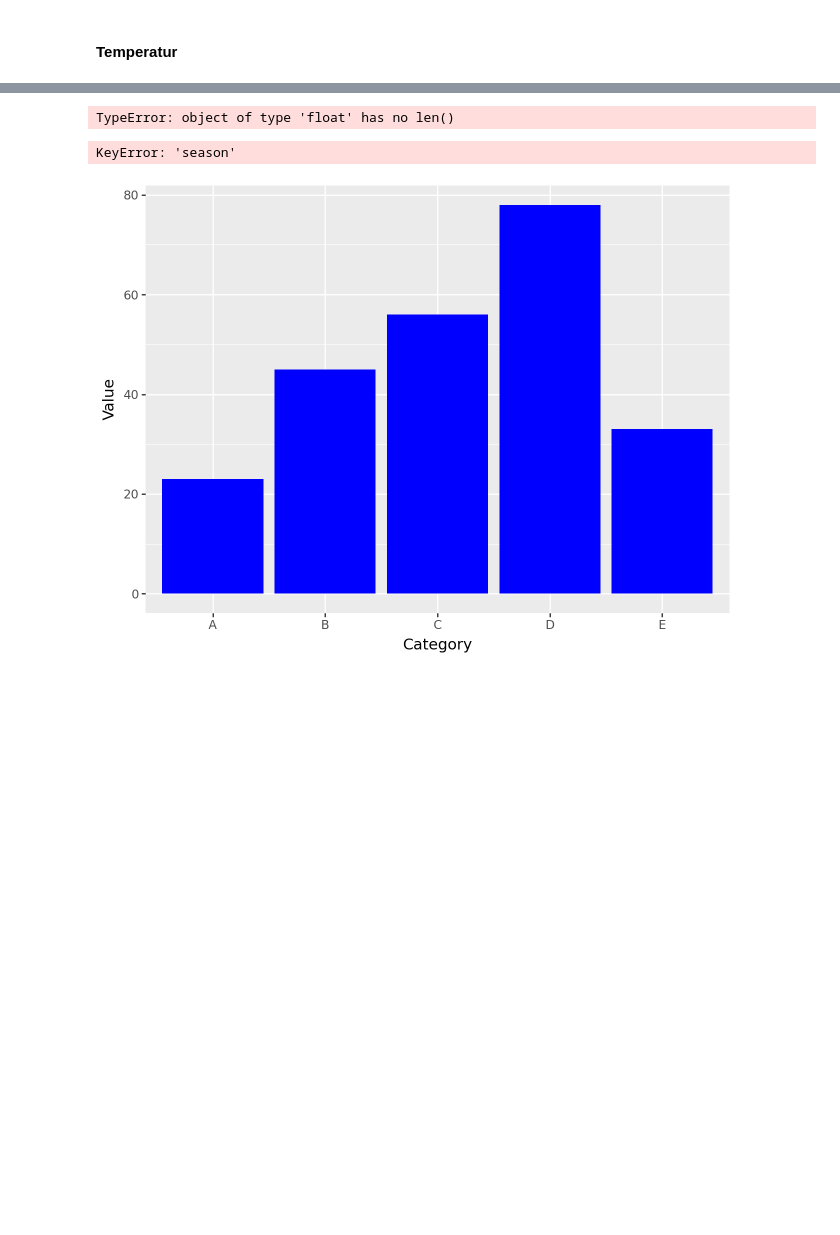
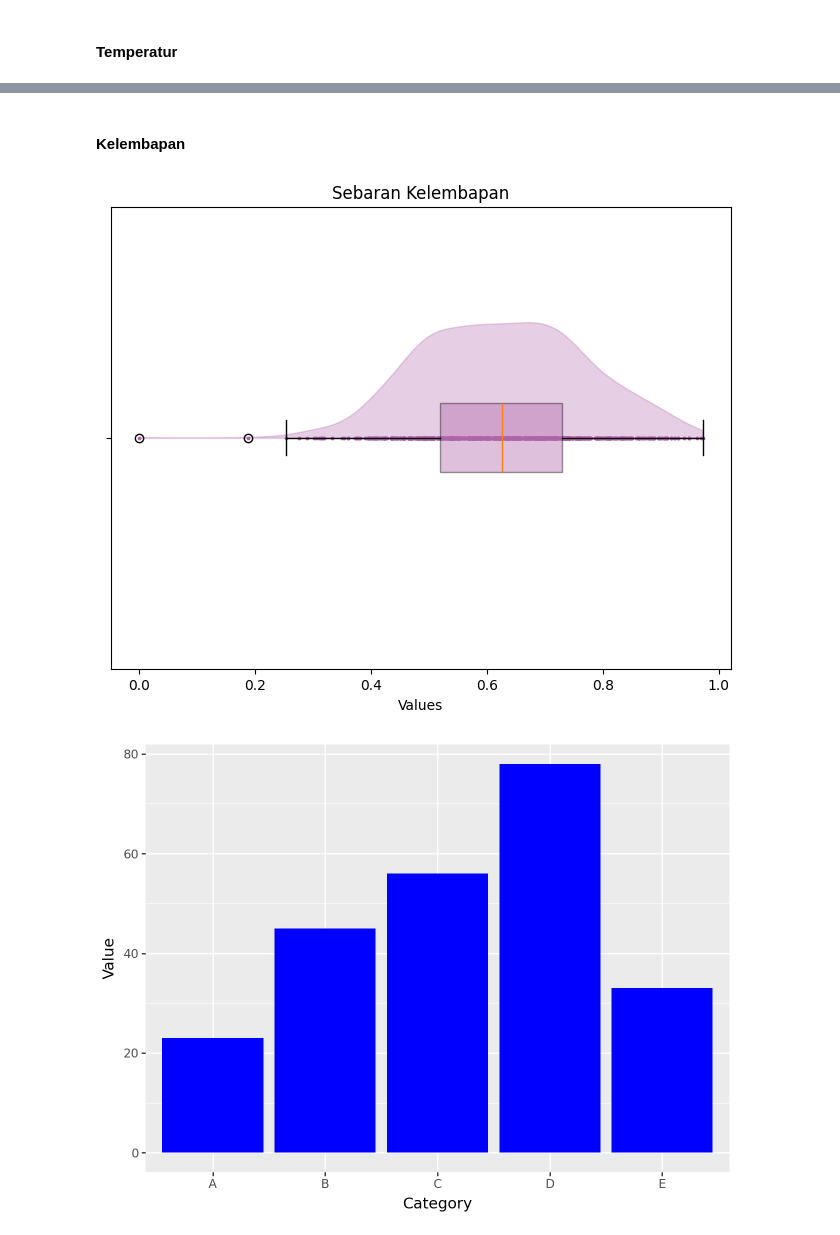
Before and after one commit to Zen-Rofiqy/Bangkit-2024, a Jupyter notebook: 04 Analisis Data dng Py/@Proyek-akhir/MyDashBoard.ipynb, the cells around one changed output, grey strips where cells are left out. Drawn from its saved outputs; the diff is of its cells as text; code cells hidden in the pictures; blank space fills up the shorter version.

```diff
--- a/04 Analisis Data dng Py/@Proyek-akhir/MyDashBoard.ipynb
+++ b/04 Analisis Data dng Py/@Proyek-akhir/MyDashBoard.ipynb
@@ -377,70 +392,45 @@ plt.show()
+# %% [markdown]
+#### Kelembapan
 # %%
+fig, ax = plt.subplots(figsize=(8, 6))
+
 # Create a list of colors for the boxplots based on the number of features you have
-boxplots_colors = ['#147272']
+boxplots_colors = ['#AF63A8']
 
 # Boxplot data
-bp = ax.boxplot(day_df['temp'], patch_artist = True, vert = False)
+bp = ax.boxplot(day_df['hum'], patch_artist=True, vert=False)
 
 # Change to the desired color and add transparency
 for patch, color in zip(bp['boxes'], boxplots_colors):
     patch.set_facecolor(color)
     patch.set_alpha(0.4)
 
 # Create a list of colors for the violin plots based on the number of features you have
-violin_colors = ['#147272']
+violin_colors = ['#AF63A8']
 
 # Violinplot data
-vp = ax.violinplot(day_df['temp'], points=500,
-               showmeans=False, showextrema=False, showmedians=False, vert=False)
+vp = ax.violinplot(day_df['hum'], points=500, showmeans=False, showextrema=False, showmedians=False, vert=False)
 
 for idx, b in enumerate(vp['bodies']):
     # Get the center of the plot
     m = np.mean(b.get_paths()[0].vertices[:, 0])
     # Modify it so we only see the upper half of the violin plot
     b.get_paths()[0].vertices[:, 1] = np.clip(b.get_paths()[0].vertices[:, 1], idx+1, idx+2)
     # Change to the desired color
     b.set_color(violin_colors[idx])
 
 # Create a list of colors for the scatter plots based on the number of features you have
-scatter_colors = ['#147272']
+scatter_colors = ['#AF63A8']
 
 # Scatterplot data
-for idx, features in enumerate(day_df['temp']):
-    # Add jitter effect so the features do not overlap on the y-axis
-    y = np.full(len(features), idx + .8)
-    idxs = np.arange(len(y))
-    out = y.astype(float)
-    out.flat[idxs] += np.random.uniform(low=-.05, high=.05, size=len(idxs))
-    y = out
-    plt.scatter(features, y, s=.3, c=scatter_colors[idx])
+plt.scatter(day_df['hum'], np.ones(len(day_df['hum'])), s=3, c=scatter_colors[0])
 
-plt.yticks(np.arange(1,3,1), ['Feature 1'])  # Set text labels.
+plt.yticks([1], [''])  # Set text labels.
 plt.xlabel('Values')
-plt.title("Raincloud plot")
+plt.title("Sebaran Kelembapan")
 plt.show()
 # %% [output]
-TypeError: object of type 'float' has no len()
+[figure, added]
-# %%
-from plotnine import ggplot, aes, geom_bar, labs, theme, element_text
-
-# Menghitung jumlah observasi untuk setiap musim
-gg_data = data.groupby('season').size().reset_index(name='count')
-
-# Buat plot menggunakan ggplot
-chart = (
-    ggplot(data=gg_data, mapping=aes(x='factor(season)', y='count')) +
-    geom_bar(stat='identity', fill='#1380A1', color='black') +
-    labs(x='\nSeason', y='Count',
-         title='Sebaran Jumlah Observasi untuk Setiap Musim\n') +
-    theme(
-        axis_text_x=element_text(angle=0, hjust=0.5, margin={'b': 10, 't': 10}),
-        axis_text_y=element_text(vjust=0.5, face='bold', margin={'l': 20, 'r': 0}),
-        plot_title=element_text(hjust=0.5, face='bold'),
-        text=element_text(size=12)
-    )
-)
-# %% [output]
-KeyError: 'season'
 # %%
 from plotnine import ggplot, aes, geom_bar
 import pandas as pd
```
Also changed, not shown: parts of 4 cells of this notebook.
